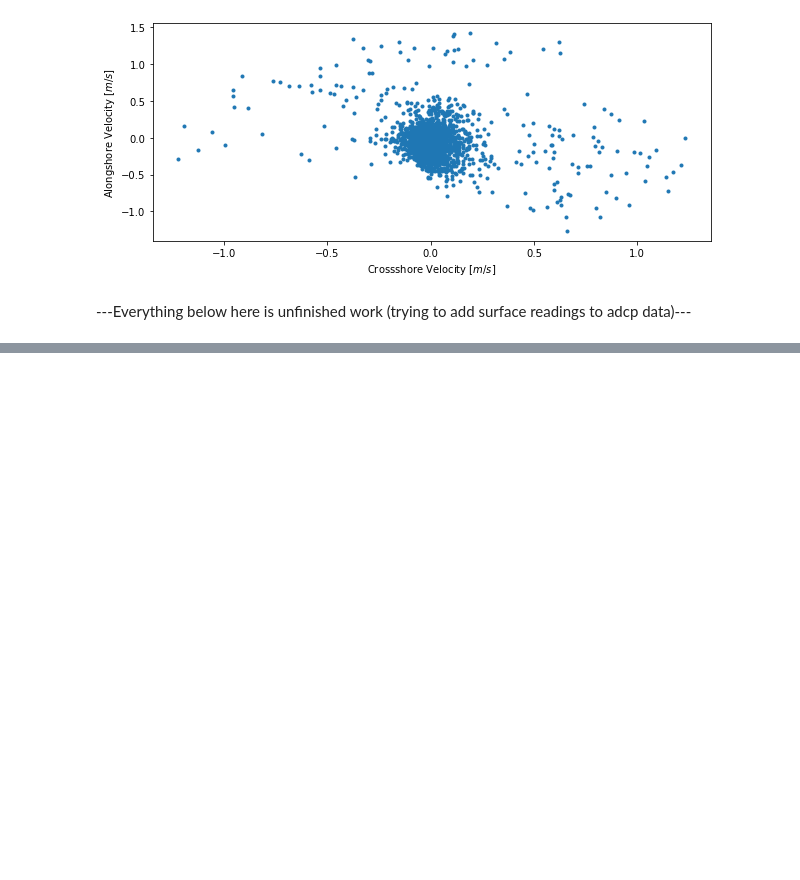
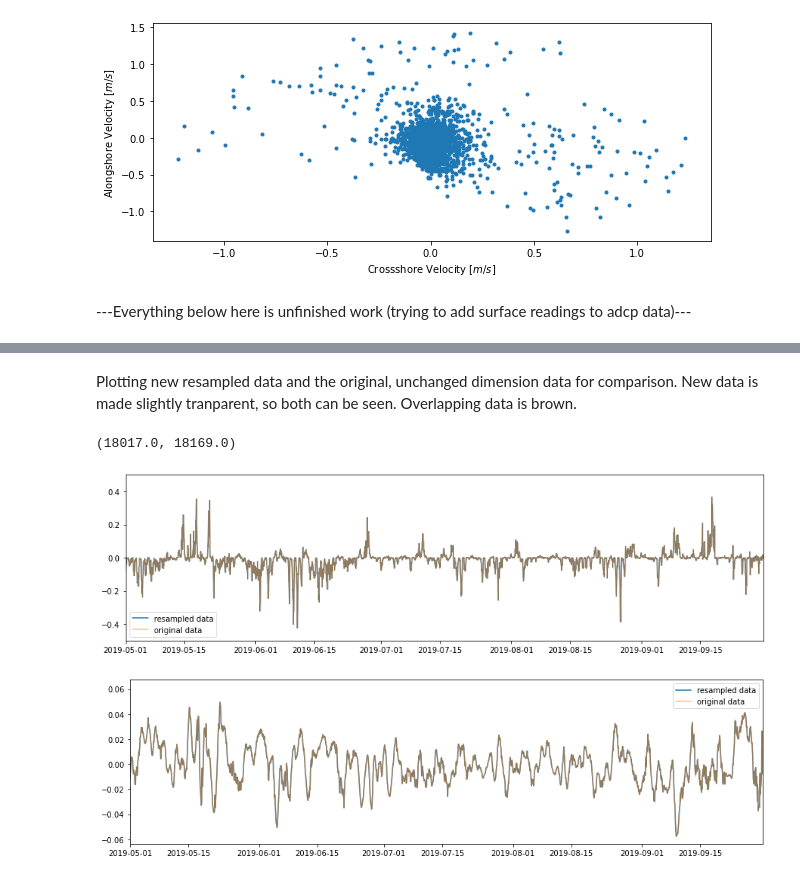
Before and after one commit to ascherer97/REU21, a Jupyter notebook: inshore_adcp_analysis_update.ipynb, the cells around one changed output, grey strips where cells are left out. Saved outputs shown, nothing was run; the diff lists cells and outputs as text; code cells hidden in the pictures; blank space fills up the shorter version.

```diff
--- a/inshore_adcp_analysis_update.ipynb
+++ b/inshore_adcp_analysis_update.ipynb
@@ -511,0 +521,6 @@ ds
+# %%
+ds_test = ds.swap_dims({'obs':'time'})
+# %%
+ds_resa,ds_windresa = xr.align(ds_test,ds_wind) #bring both adcp and wind data onto common dimension of time
+# %%
+ds_windresa['ekman'] = ds_windresa['tau_y']/(1025*gsw.f(ds_windresa['latitude'].values))
@@ -511,0 +533,21 @@ ds
+# %% [markdown]
+Plotting new resampled data and the original, unchanged dimension data for comparison. New data is made slightly tranparent, so both can be seen. Overlapping data is brown.
+# %%
+plt.figure(figsize=(15,4))
+plt.plot(ds_windresa['time'],ds_windresa['tau_y'],label='resampled data')
+plt.plot(ds_wind['time'],ds_wind['tau_y'],label='original data',alpha=0.5)
+plt.legend()
+plt.xlim([t1,t2])
+plt.ylim([-0.5,0.5])
+
+
+plt.figure(figsize=(15,4))
+plt.plot(ds_resa['time'],ds_resa['cs_bar'].T[5],label='resampled data')
+plt.plot(ds['time'],ds['cs_bar'].T[5],label='original data',alpha=0.5)
+plt.legend()
+plt.xlim([t1,t2])
+#plt.ylim([-0.5,0.5])
+# %% [output]
+(18017.0, 18169.0)
+[figure, added]
+[figure, added]
```
Also changed, not shown: parts of 25 cells of this notebook.
